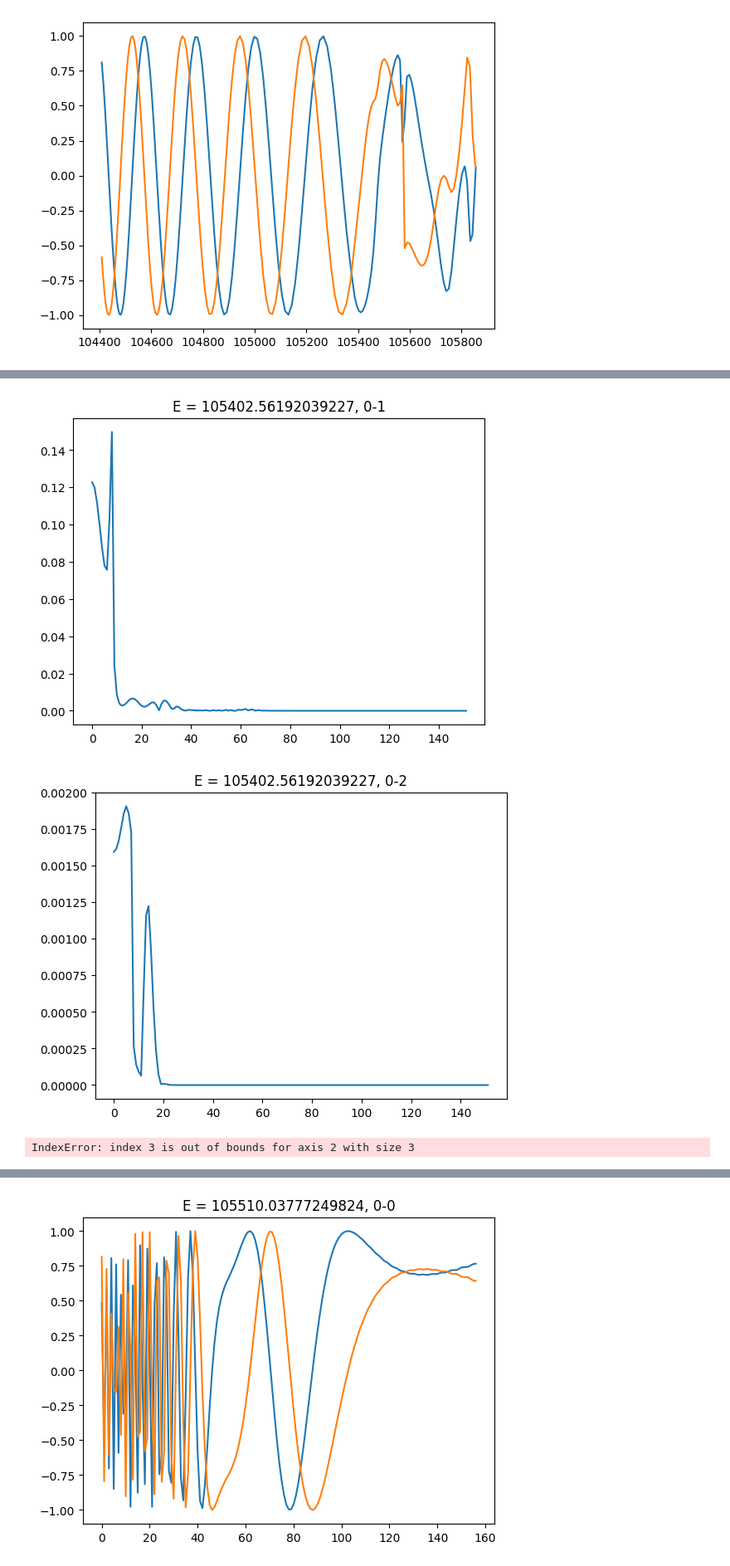
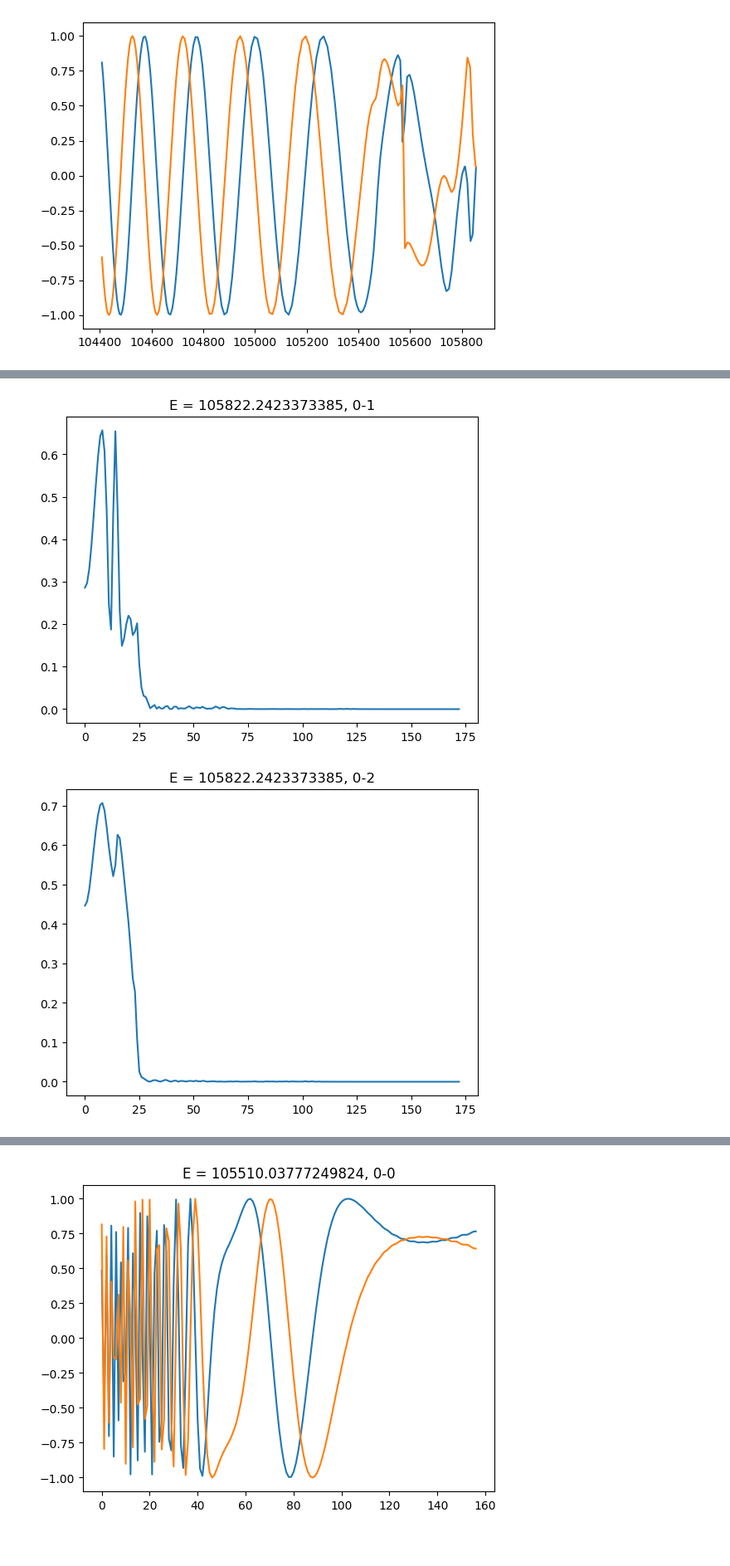
Before and after one commit to andrescorp93/ArHe_Inelastic, a Jupyter notebook: S_mat_plot.ipynb, the cells around one changed output, grey strips where cells are left out. Shown at 83% size. Cells and saved outputs as stored; diff of their text form; code cells hidden in the pictures; blank space fills up the shorter version.

Commit message:
Error estimation and correction of grid

```diff
--- a/S_mat_plot.ipynb
+++ b/S_mat_plot.ipynb
@@ -13,10 +13,9 @@ es = np.array([float(k.split('=')[-1]) for k in smats_file.keys()])
 smats = [smats_file[f'E = {es[ei]}'] for ei in range(len(es))]
 smats_el_0 = np.array([smats[i][0,0,0] for i in range(len(es))])
 thres = np.real(np.diag(hls[-1]))[1:]
-n1 = np.argwhere(es>thres[0])[0,0]
-n2 = np.argwhere(es>thres[1])[0,0]
-plt.plot(es[n1-100:n1+100],np.real(smats_el_0[n1-100:n1+100]))
-plt.plot(es[n1-100:n1+100],np.imag(smats_el_0[n1-100:n1+100]))
+nthres = [np.argwhere(es>thres[j])[0,0] for j in range(len(thres))]
+plt.plot(es[nthres[0]-100:nthres[0]+100],np.real(smats_el_0[nthres[0]-100:nthres[0]+100]))
+plt.plot(es[nthres[0]-100:nthres[0]+100],np.imag(smats_el_0[nthres[0]-100:nthres[0]+100]))
 plt.show()
 # smats_el_0 = np.array([smats[i][0,0,0] for i in range(len(es))])
 # %% [output]
@@ -39,10 +38,9 @@ plt.show()
 # %%
-for i in range(n):
-    for j in range(i+1,n):
-        plt.plot(np.abs(smats[n2+1][:,i,j]))
-        plt.title(f'E = {es[n2+1]}, {i}-{j}')
+for i in range(4):
+    for j in range(i+1,4):
+        plt.plot(np.abs(smats[nthres[2]+1][:,i,j]))
+        plt.title(f'E = {es[nthres[2]+1]}, {i}-{j}')
         plt.show()
 # %% [output]
-[figure, old version]
+[figure, new version]
-[figure, old version]
+[figure, new version]
-IndexError: index 3 is out of bounds for axis 2 with size 3
```
Also changed, not shown: parts of 3 cells of this notebook, 33 other files.
